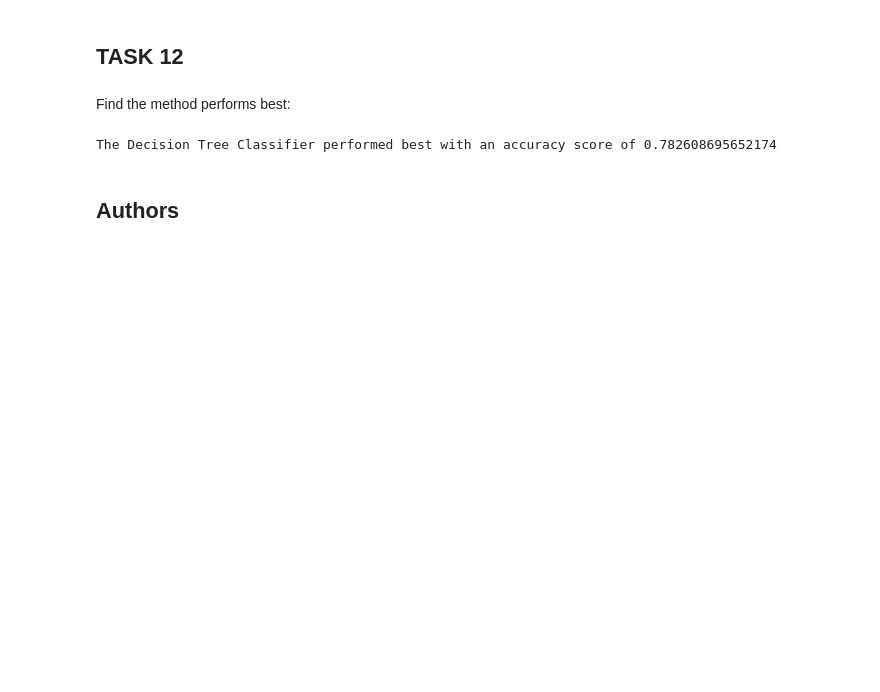
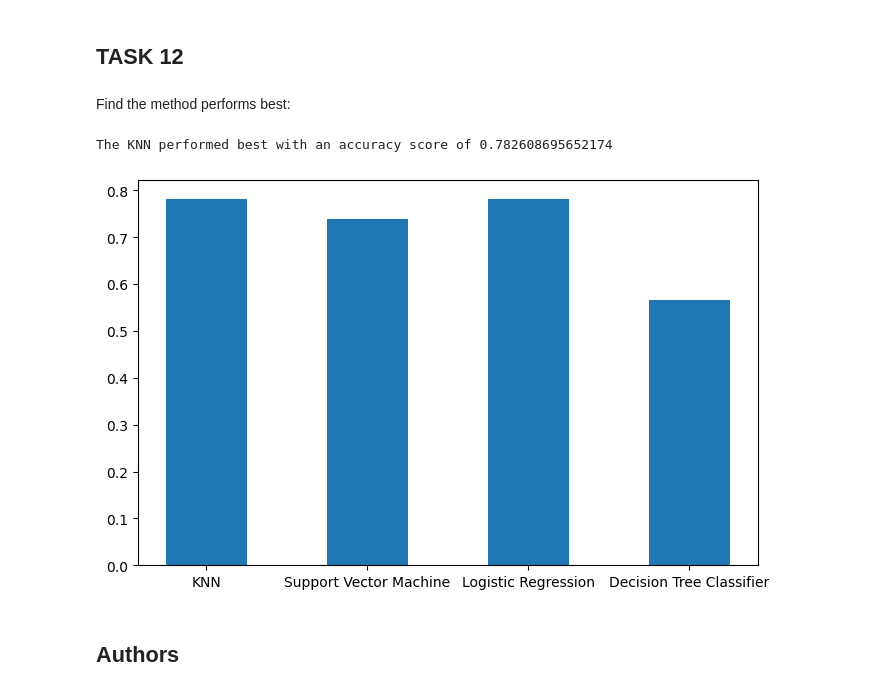
Before and after one commit to a-r97/ibm-data-sci-capstone, a Jupyter notebook: SpaceX_Machine_Learning_Prediction_Part_5.ipynb, the cells around one changed output. Saved outputs shown, nothing was run; the diff lists cells and outputs as text; code cells hidden in the pictures; blank space fills up the shorter version.

Commit message:
Week 4, update notebook
Add bar chart for models at the end

```diff
--- a/SpaceX_Machine_Learning_Prediction_Part_5.ipynb
+++ b/SpaceX_Machine_Learning_Prediction_Part_5.ipynb
@@ -370,18 +370,28 @@ Find the method performs best:
 # %%
 model_accuracy = {
     "KNN": knn_accuracy,
     "Support Vector Machine": svm_accuracy,
     "Logistic Regression": lr_accuracy,
     "Decision Tree Classifier": tree_accuracy
 }
 
+model_names = model_accuracy.keys()
+acc_values = model_accuracy.values()
+
+# Plot a bar chart of the models' accuracy.
+x = model_names
+y = acc_values
+plt.figure(figsize = (8, 5))
+plt.bar(x, y, width = 0.5)
+
 # Get the name of the best-performing model and use that to get the corresponding score.
 best_model = max(model_accuracy, key = model_accuracy.get)
 best_accuracy = model_accuracy[best_model]
 
 print("The", best_model, "performed best with an accuracy score of", best_accuracy)
 # %% [output]
-The Decision Tree Classifier performed best with an accuracy score of 0.782608695652174
+The KNN performed best with an accuracy score of 0.782608695652174
+[figure, added]
 # %% [markdown]
 ## Authors
 # %% [markdown]
```
Also changed, not shown: parts of 12 cells of this notebook.
